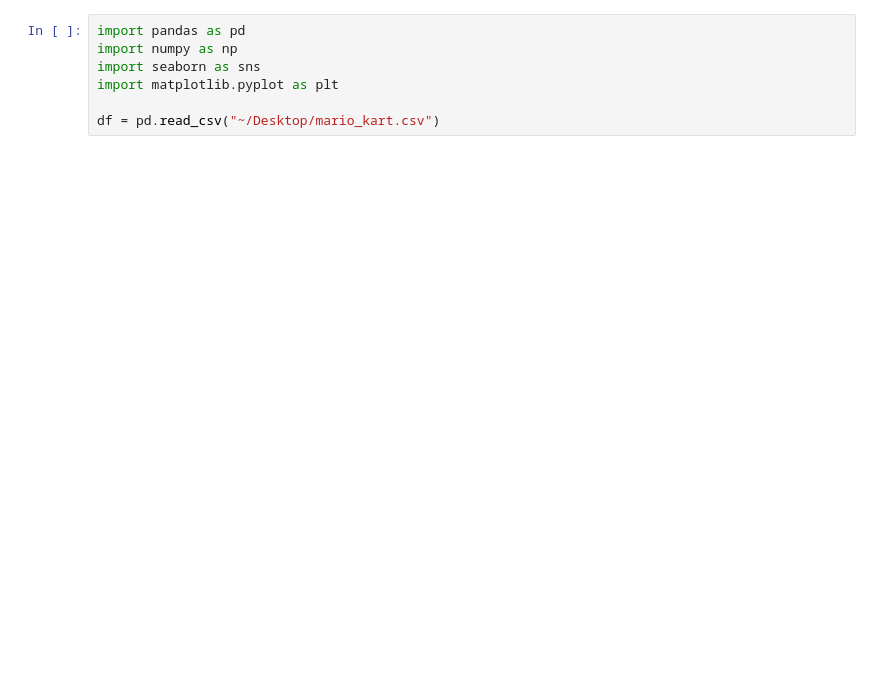
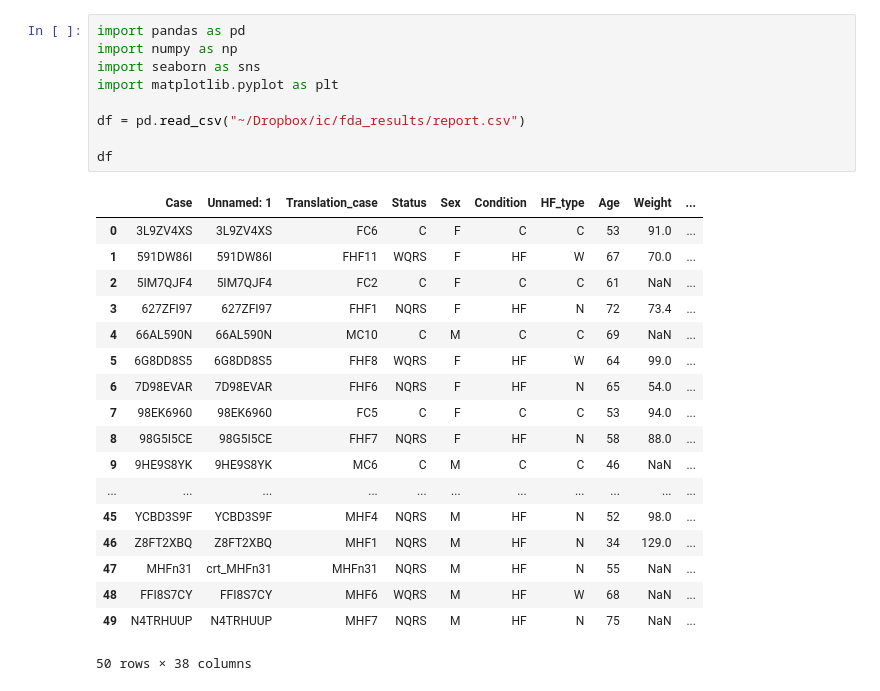
Before and after one commit to alonsoJASL/py.quick_test, a Jupyter notebook: load_dataframe_plot_stuff.ipynb, the cells around one changed output. Cells and saved outputs as stored; diff of their text form; blank space fills up the shorter version.

```diff
--- a/load_dataframe_plot_stuff.ipynb
+++ b/load_dataframe_plot_stuff.ipynb
@@ -1,7 +1,28 @@
 # %%
 import pandas as pd
 import numpy as np
 import seaborn as sns
 import matplotlib.pyplot as plt
 
-df = pd.read_csv("~/Desktop/mario_kart.csv")
+df = pd.read_csv("~/Dropbox/ic/fda_results/report.csv")
+
+df
+# %% [output]
+|  | Case | Unnamed: 1 | Translation_case | Status | Sex | Condition | HF_type | Age | Weight | ... |
+| 0 | 3L9ZV4XS | 3L9ZV4XS | FC6 | C | F | C | C | 53 | 91.0 | ... |
+| 1 | 591DW86I | 591DW86I | FHF11 | WQRS | F | HF | W | 67 | 70.0 | ... |
+| 2 | 5IM7QJF4 | 5IM7QJF4 | FC2 | C | F | C | C | 61 | NaN | ... |
+| 3 | 627ZFI97 | 627ZFI97 | FHF1 | NQRS | F | HF | N | 72 | 73.4 | ... |
+| 4 | 66AL590N | 66AL590N | MC10 | C | M | C | C | 69 | NaN | ... |
+| 5 | 6G8DD8S5 | 6G8DD8S5 | FHF8 | WQRS | F | HF | W | 64 | 99.0 | ... |
+| 6 | 7D98EVAR | 7D98EVAR | FHF6 | NQRS | F | HF | N | 65 | 54.0 | ... |
+| 7 | 98EK6960 | 98EK6960 | FC5 | C | F | C | C | 53 | 94.0 | ... |
+| 8 | 98G5I5CE | 98G5I5CE | FHF7 | NQRS | F | HF | N | 58 | 88.0 | ... |
+| 9 | 9HE9S8YK | 9HE9S8YK | MC6 | C | M | C | C | 46 | NaN | ... |
+| ... | ... | ... | ... | ... | ... | ... | ... | ... | ... | ... |
+| 45 | YCBD3S9F | YCBD3S9F | MHF4 | NQRS | M | HF | N | 52 | 98.0 | ... |
+| 46 | Z8FT2XBQ | Z8FT2XBQ | MHF1 | NQRS | M | HF | N | 34 | 129.0 | ... |
+| 47 | MHFn31 | crt_MHFn31 | MHFn31 | NQRS | M | HF | N | 55 | NaN | ... |
+| 48 | FFI8S7CY | FFI8S7CY | MHF6 | WQRS | M | HF | W | 68 | NaN | ... |
+| 49 | N4TRHUUP | N4TRHUUP | MHF7 | NQRS | M | HF | N | 75 | NaN | ... |
+50 rows × 38 columns
```
Also changed, not shown: parts of 3 cells of this notebook.
